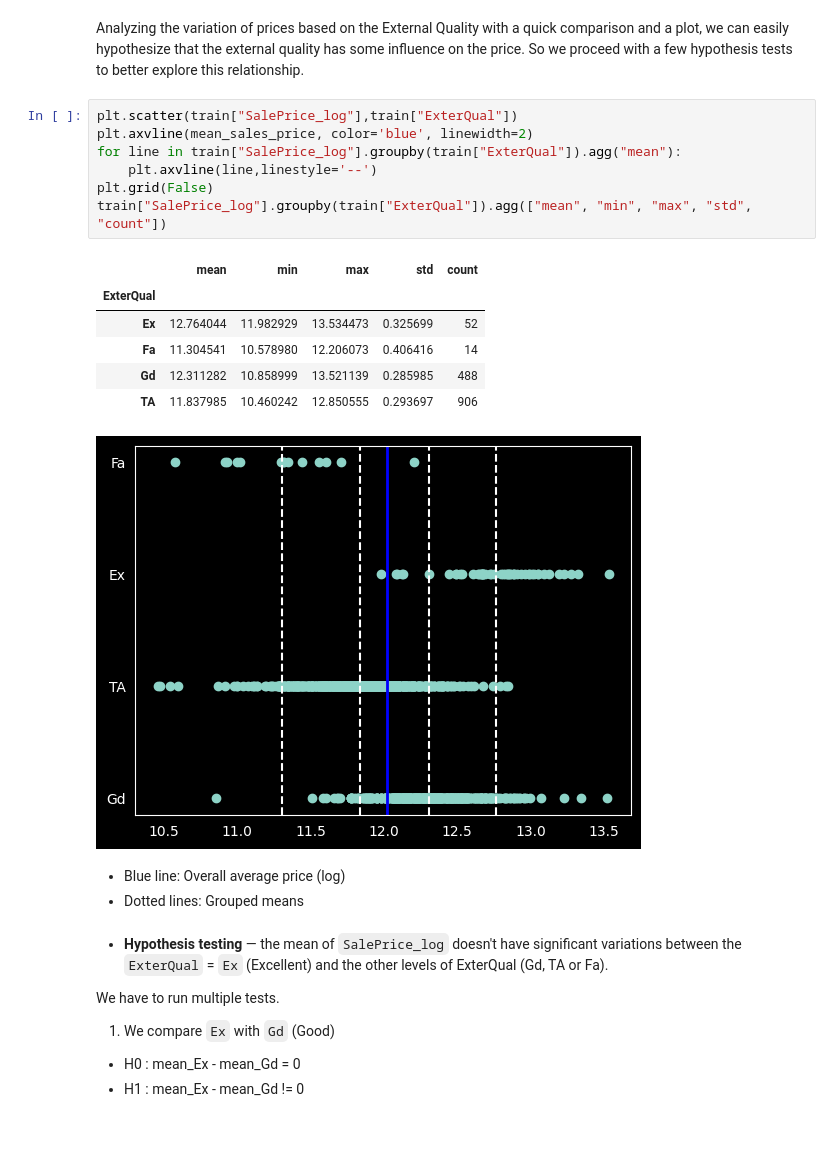
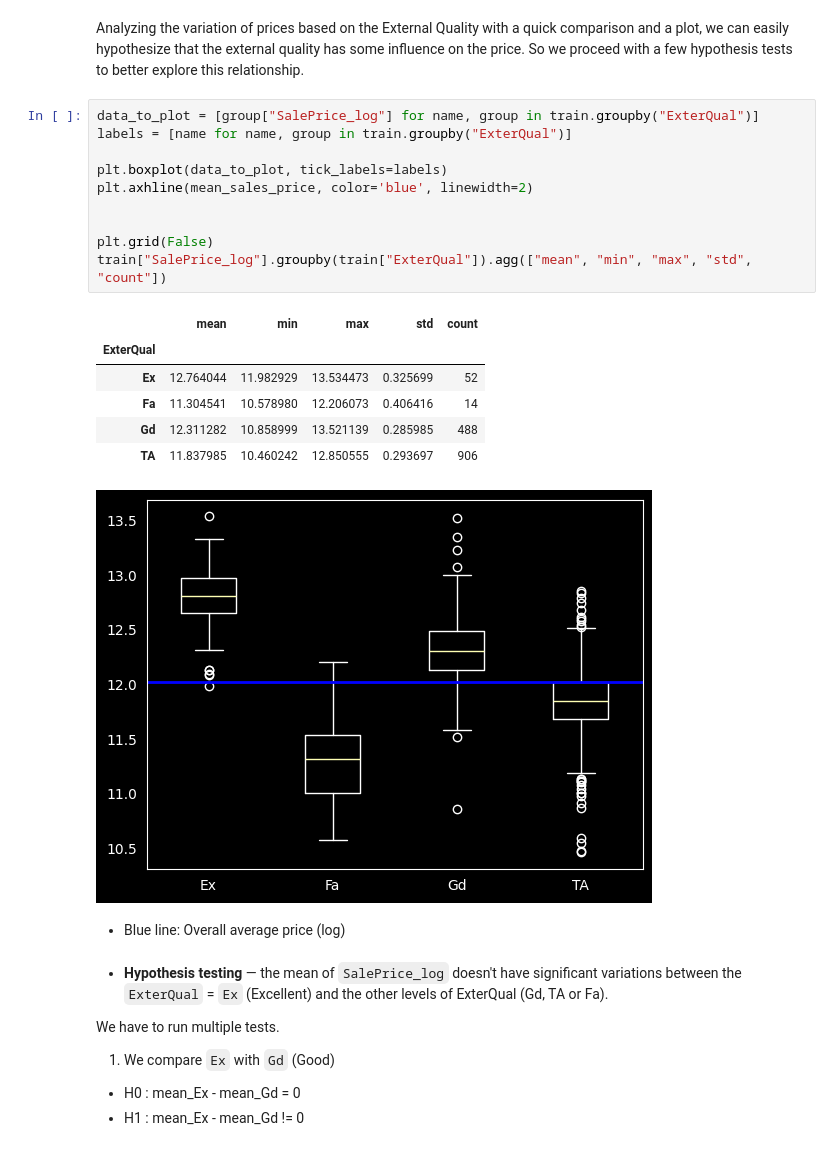
Before and after one commit to cpalescan/cstat, a Jupyter notebook: project_MAIN.ipynb, the cells around one changed output. Saved outputs shown, nothing was run; the diff lists cells and outputs as text.

Commit message:
minor fix: price/ExtQual scatterplot into boxplots

```diff
--- a/project_MAIN.ipynb
+++ b/project_MAIN.ipynb
@@ -398,23 +398,25 @@ Commentary
 # %% [markdown]
 Analyzing the variation of prices based on the External Quality with a quick comparison and a plot, we can easily hypothesize that the external quality has some influence on the price. So we proceed with a few hypothesis tests to better explore this relationship.
 # %%
-plt.scatter(train["SalePrice_log"],train["ExterQual"])
-plt.axvline(mean_sales_price, color='blue', linewidth=2)
-for line in train["SalePrice_log"].groupby(train["ExterQual"]).agg("mean"):
-    plt.axvline(line,linestyle='--')
+data_to_plot = [group["SalePrice_log"] for name, group in train.groupby("ExterQual")]
+labels = [name for name, group in train.groupby("ExterQual")]
+
+plt.boxplot(data_to_plot, tick_labels=labels)
+plt.axhline(mean_sales_price, color='blue', linewidth=2)
+
+
 plt.grid(False)
 train["SalePrice_log"].groupby(train["ExterQual"]).agg(["mean", "min", "max", "std", "count"])
 # %% [output]
 |  | mean | min | max | std | count |
 | ExterQual |  |  |  |  |  |
 | Ex | 12.764044 | 11.982929 | 13.534473 | 0.325699 | 52 |
 | Fa | 11.304541 | 10.578980 | 12.206073 | 0.406416 | 14 |
 | Gd | 12.311282 | 10.858999 | 13.521139 | 0.285985 | 488 |
 | TA | 11.837985 | 10.460242 | 12.850555 | 0.293697 | 906 |
-[figure, old version]
+[figure, new version]
 # %% [markdown]
 - Blue line: Overall average price (log)
-- Dotted lines: Grouped means
 # %% [markdown]
 - **Hypothesis testing** — the mean of `SalePrice_log` doesn't have significant variations between the `ExterQual` = `Ex` (Excellent) and the other levels of ExterQual (Gd, TA or Fa).
 
```
Also changed, not shown: parts of 2 cells of this notebook.
